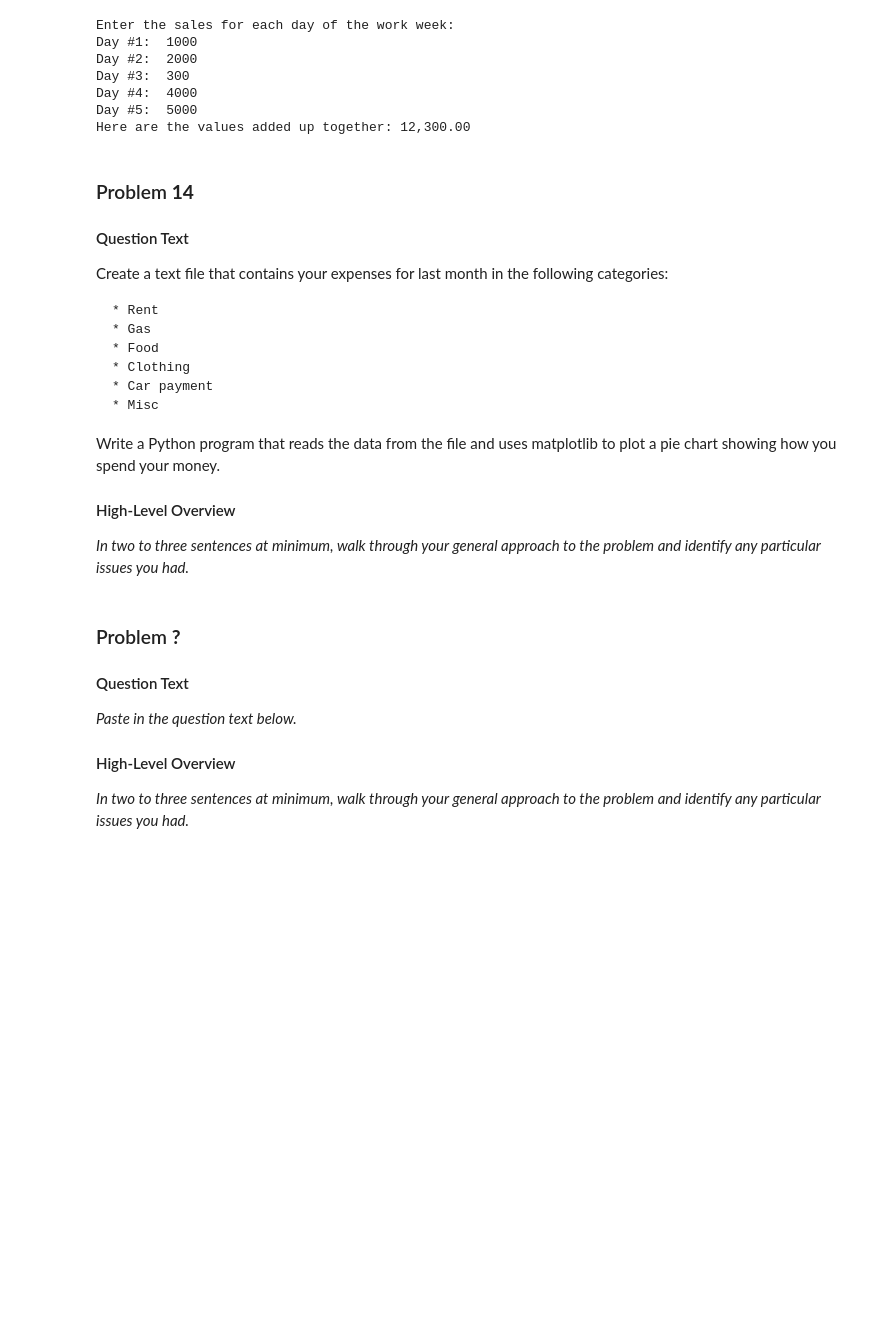
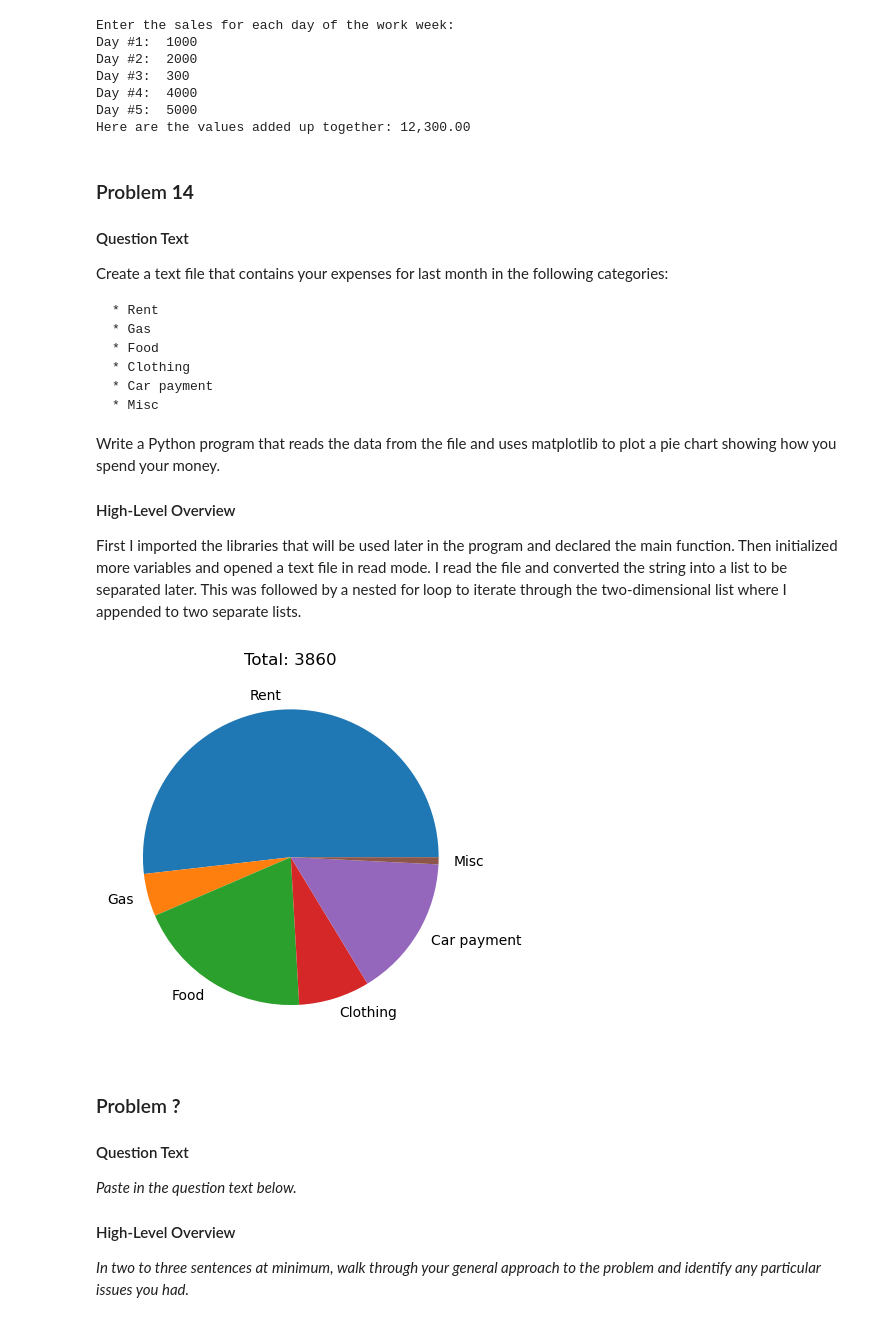
Before and after one commit to khamiltotharam/pythonpractice, a Jupyter notebook: CodingSet7.ipynb, the cells around one changed output. Cells and saved outputs as stored; diff of their text form; code cells hidden in the pictures; blank space fills up the shorter version.

Commit message:
pe 14 done commented and high level

```diff
--- a/CodingSet7.ipynb
+++ b/CodingSet7.ipynb
@@ -141,11 +141,52 @@ Write a Python program that reads the data from the file and uses matplotlib to
 
 #### High-Level Overview
 
-*In two to three sentences at minimum, walk through your general approach to the problem and identify any particular issues you had.*
+First I imported the libraries that will be used later in the program and declared the main function. Then initialized more variables and opened a text file in read mode. I read the file and converted the string into a list to be separated later. This was followed by a nested for loop to iterate through the two-dimensional list where I appended to two separate lists.
 # %%
-# add your code to this cell
-# remember to include comments like this one for most of your code
-# remember to "Run cell" once you're done, excecuting your code so the output is displayed below
+# import matplotlib and ast
+import matplotlib.pyplot as plt
+import ast
+# define main function
+def main():
+    # initialize constants for list
+    # "row"
+    MONTHLY_EXPENSES = 6
+    # "column"
+    VALUE = 2
+    # initialize total and two lists needed for pie chart syntax
+    total = 0
+    monthly = []
+    label = []
+    # open txt file
+    with open("monthly_expenses.txt", "r") as expenses_file:
+        # read file
+        infile = expenses_file.readline()
+        # convert text line into list
+        expense_list = ast.literal_eval(infile)
+        # loop through rows
+        for r in range(MONTHLY_EXPENSES):
+            # loop through column
+            for c in  range(VALUE):
+                # appends if the monthly expense value
+                if c == 1:
+                    monthly.append(expense_list[r][c])
+                # appends if the label for expense
+                else:
+                    label.append(expense_list[r][c])
+        # add up the monthly expense values
+        total = sum(monthly)
+
+        # create pie chart using the two lists separated
+        plt.pie(monthly, labels=label)
+        # create title
+        plt.title(f"Total: {total}")
+        # display Pie chart
+        plt.show()
+# call main function
+if __name__ == "__main__":
+    main()
+# %% [output]
+[figure, added]
 # %% [markdown]
 ### Problem **?**
 
```
Also changed, not shown: 2 other files.
